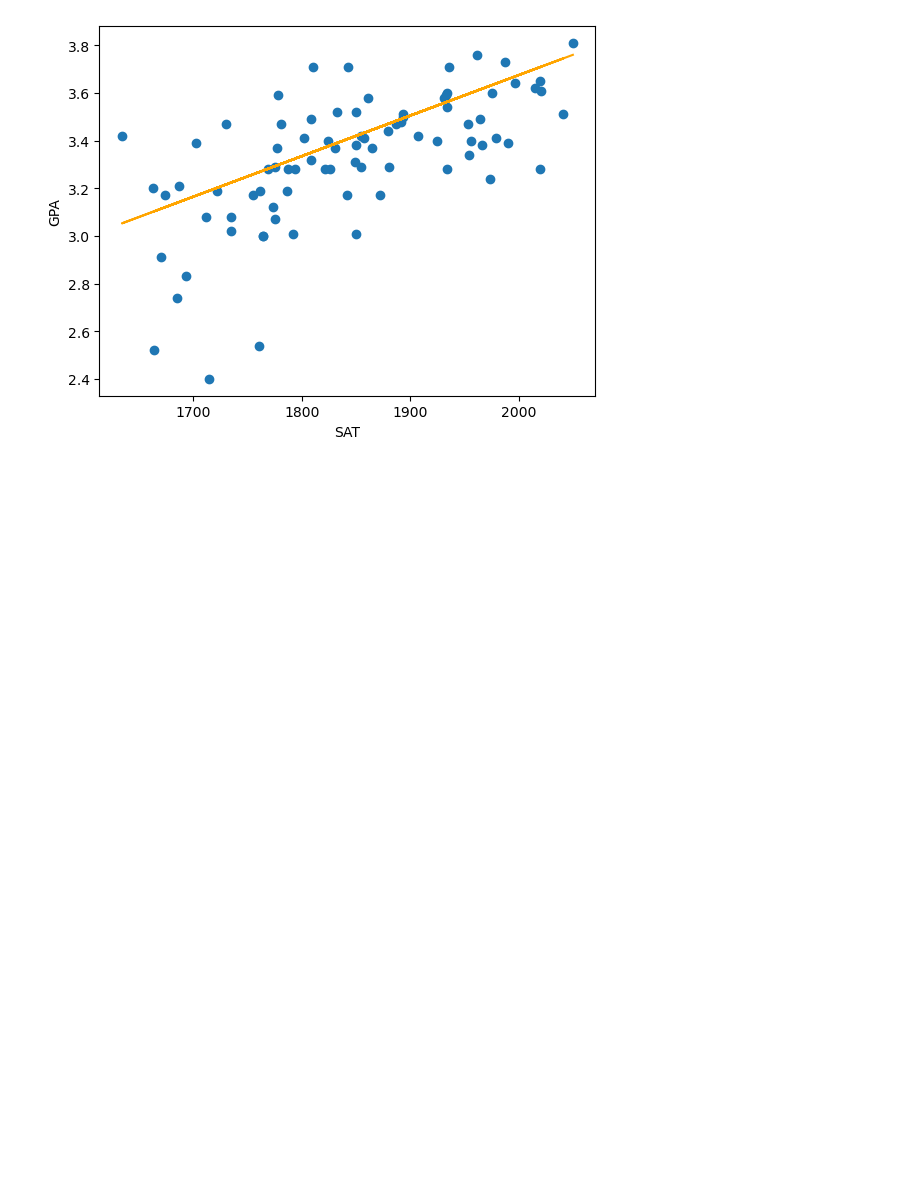
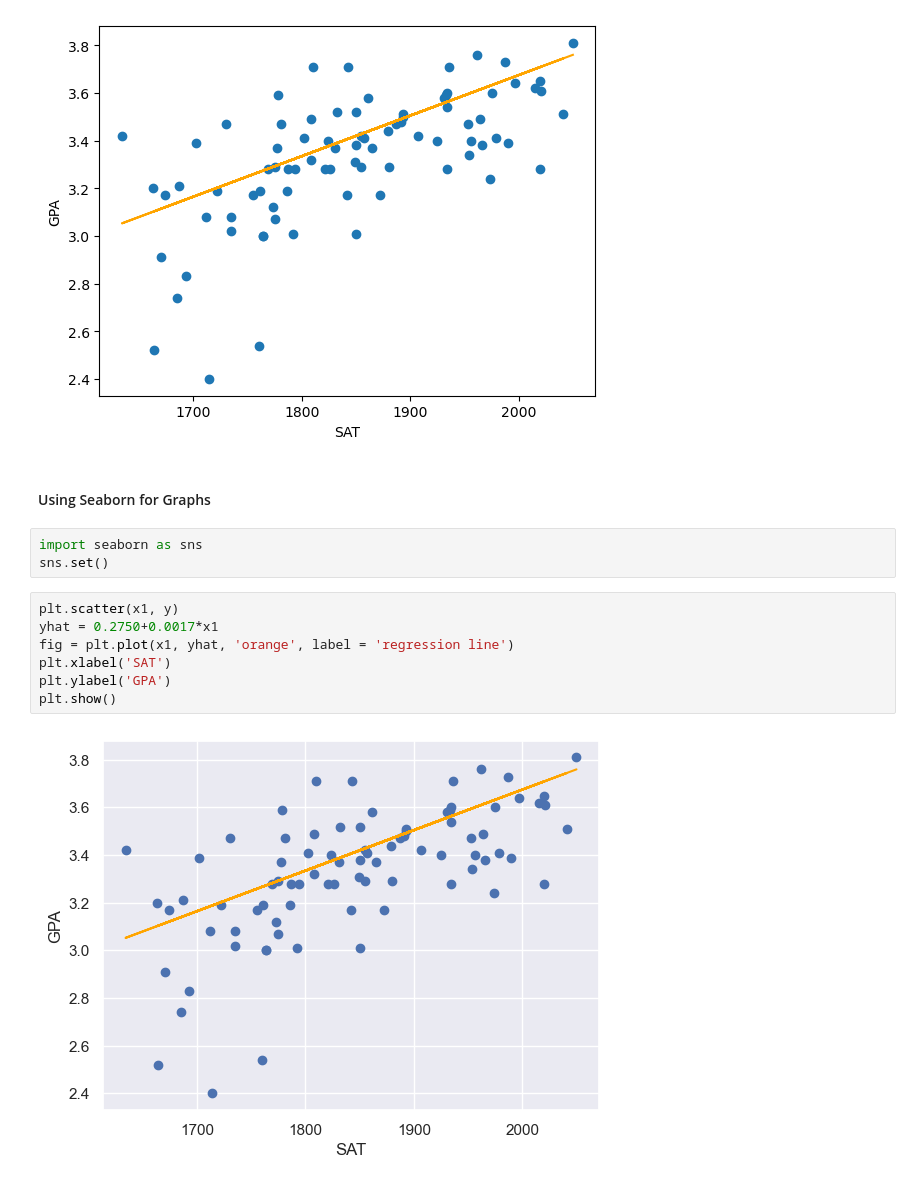
Before and after one commit to lestarisusi/Learn-Data-Science-from-Udemy, a Jupyter notebook: Linear Regression/First Regression in Python.ipynb, the cells around one changed output. Cells and saved outputs as stored; diff of their text form; blank space fills up the shorter version.

```diff
--- a/Linear Regression/First Regression in Python.ipynb
+++ b/Linear Regression/First Regression in Python.ipynb
@@ -96,3 +96,17 @@ plt.ylabel('GPA')
 plt.show()
 # %% [output]
 [figure]
+# %% [markdown]
+#### Using Seaborn for Graphs
+# %%
+import seaborn as sns
+sns.set()
+# %%
+plt.scatter(x1, y)
+yhat = 0.2750+0.0017*x1
+fig = plt.plot(x1, yhat, 'orange', label = 'regression line')
+plt.xlabel('SAT')
+plt.ylabel('GPA')
+plt.show()
+# %% [output]
+[figure, added]
```
